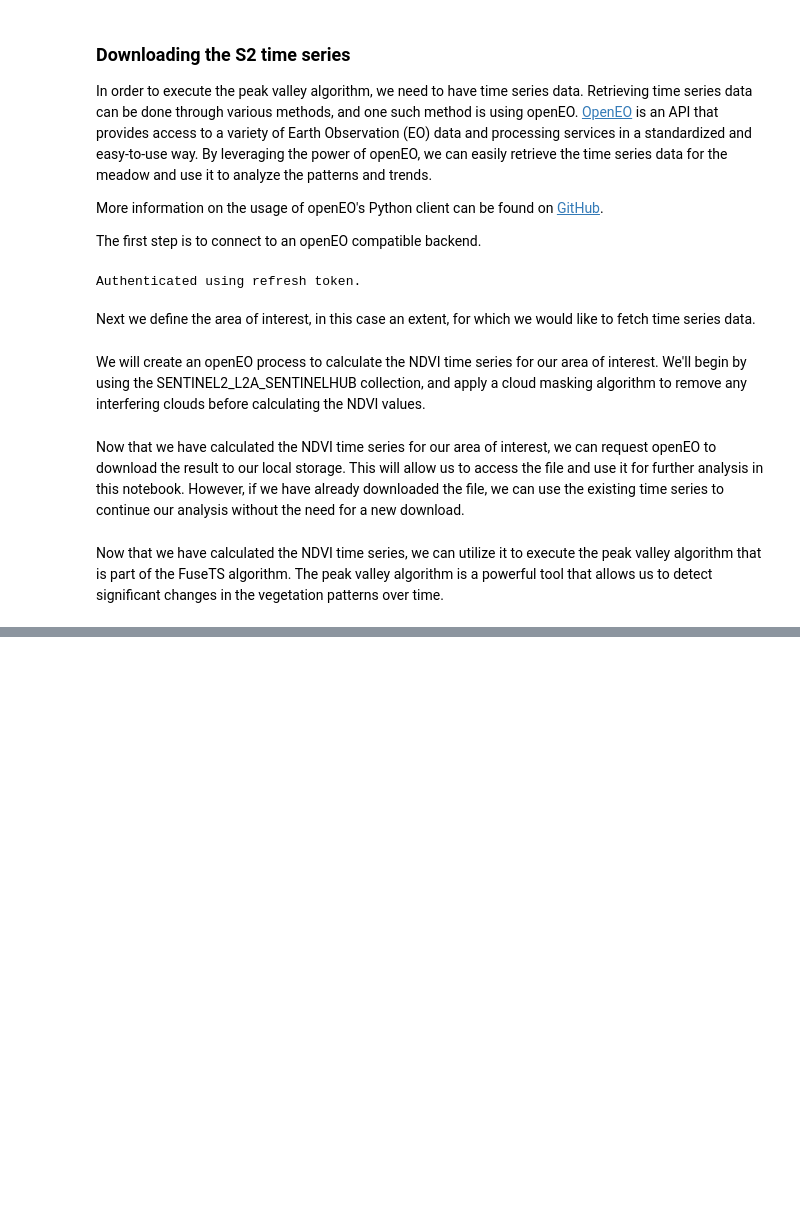
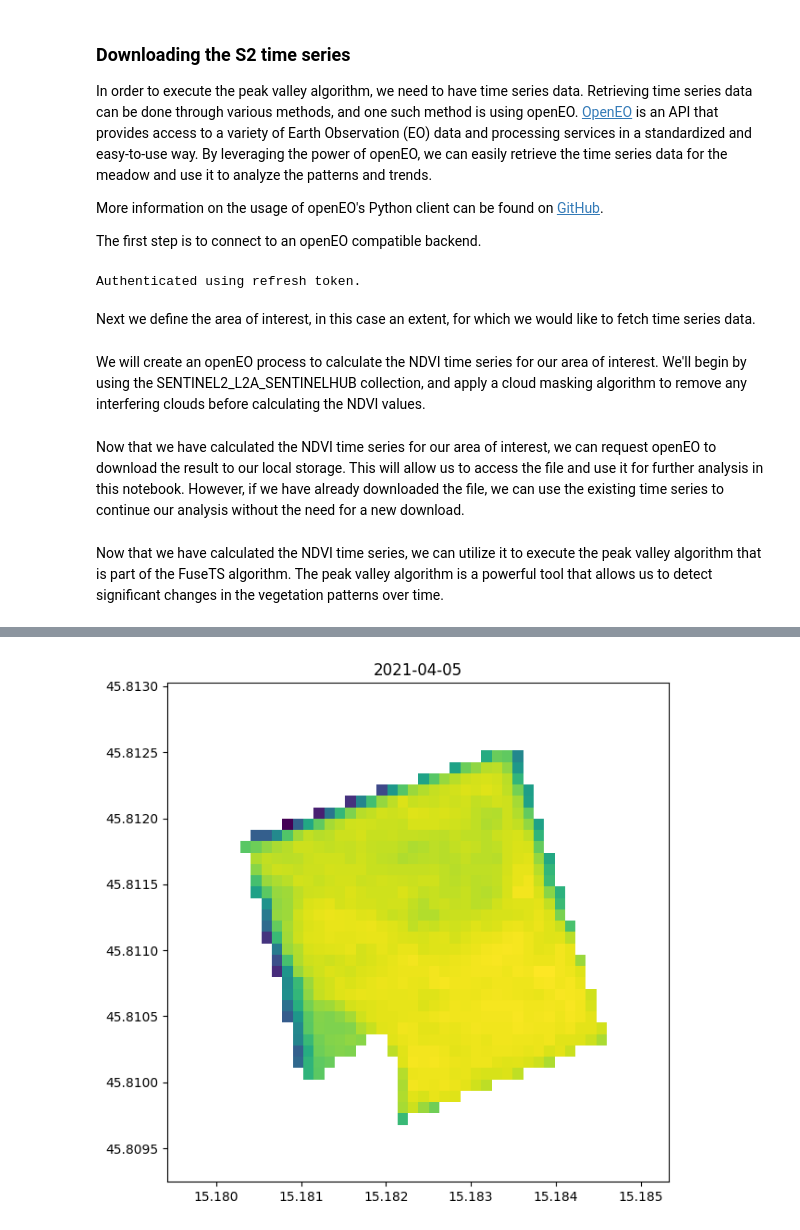
Before and after one commit to Open-EO/FuseTS, a Jupyter notebook: notebooks/Local/FuseTS - Peak Valley Detection.ipynb, the cells around one changed output, grey strips where cells are left out. Saved outputs shown, nothing was run; the diff lists cells and outputs as text; code cells hidden in the pictures; blank space fills up the shorter version.

```diff
--- a/notebooks/Local/FuseTS - Peak Valley Detection.ipynb
+++ b/notebooks/Local/FuseTS - Peak Valley Detection.ipynb
@@ -177,0 +124,25 @@ BokehModel(combine_events=True, render_bundle={'docs_json': {'b1de9158-9888-48e2
+# %%
+# define AOI mask
+geom_mask = geometry_mask(
+    [geometry],
+    out_shape=ndvi_filtered[0].shape,
+    transform=rasterio.transform.from_bounds(
+        *(minx, miny, maxx, maxy),
+        width=ndvi_filtered.sizes["x"],
+        height=ndvi_filtered.sizes["y"],
+    ),
+    invert=True,
+)
+geom_mask = xarray.DataArray(geom_mask, dims=("y", "x"))
+
+# filter to AOI
+ndvi_masked = ndvi_filtered.where(geom_mask == True)
+
+fig, ax = plt.subplots(figsize=(7, 7))
+
+# plot result
+ax.imshow(ndvi_masked.isel(t=7), extent=[minx, maxx, miny, maxy])
+ax.set_title(ndvi_masked.isel(t=7).t.dt.date.to_numpy())
+ax.set_aspect("auto")
+# %% [output]
+[figure, added]
```
Also changed, not shown: parts of 13 cells of this notebook.
